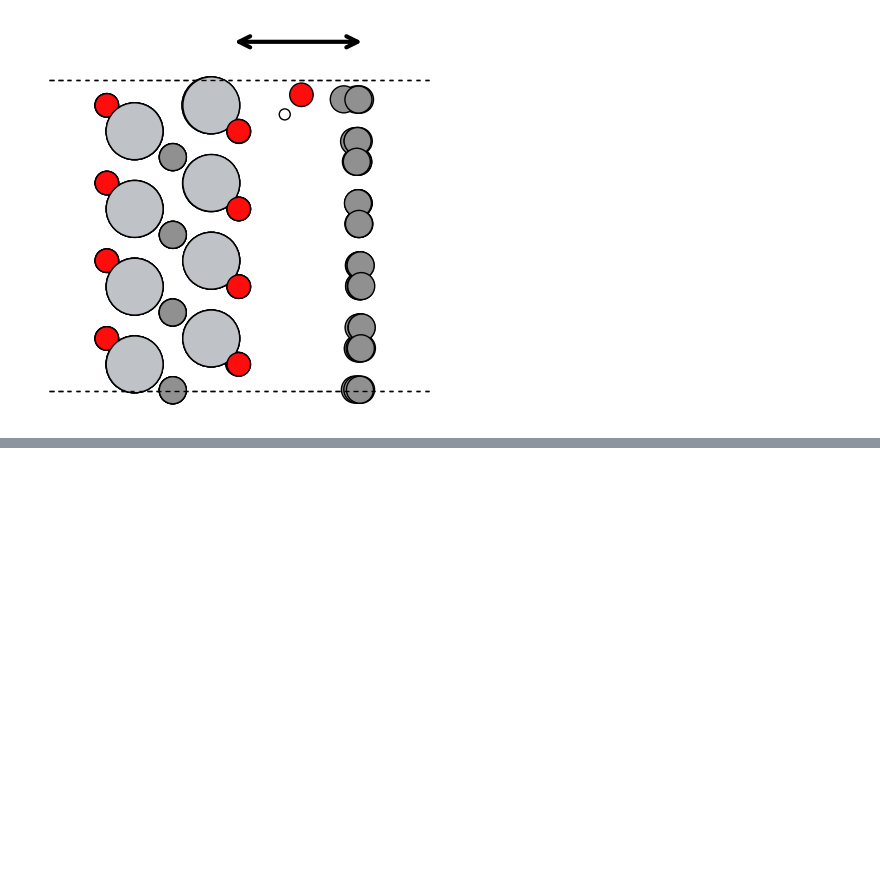
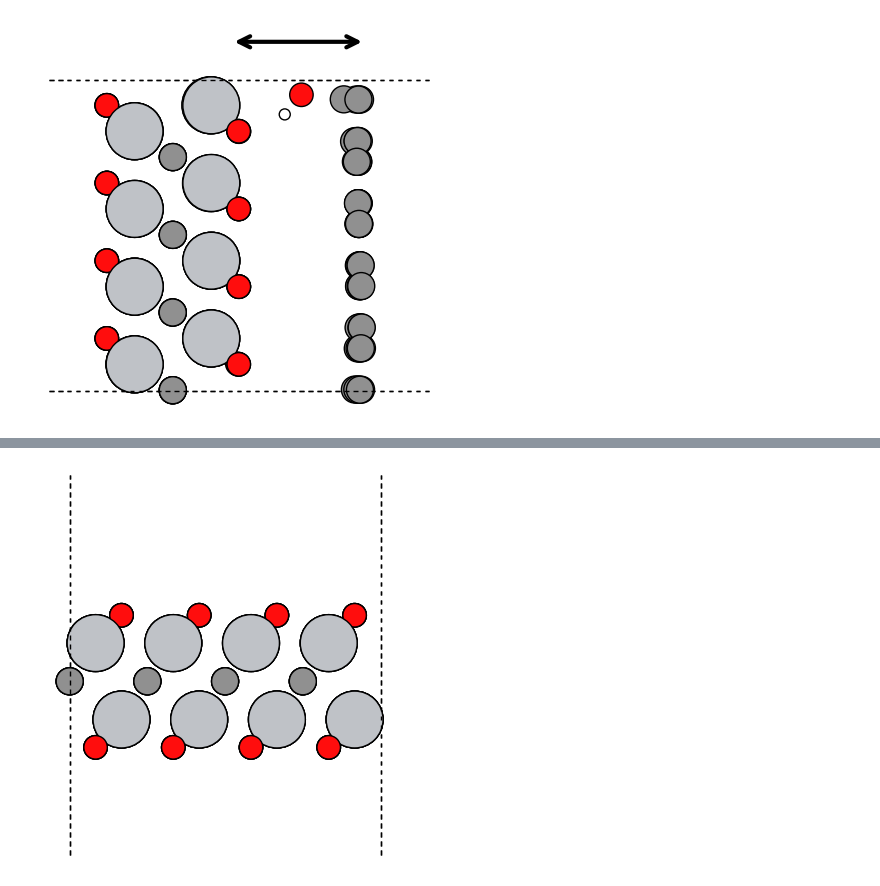
Before and after one commit to joehart2001/WA_MACE-MP-0, a Jupyter notebook: graphene_mxene_basic_properties.ipynb, the cells around one changed output, grey strips where cells are left out. Drawn from its saved outputs; the diff is of its cells as text; code cells hidden in the pictures; blank space fills up the shorter version.

```diff
--- a/graphene_mxene_basic_properties.ipynb
+++ b/graphene_mxene_basic_properties.ipynb
@@ -264,0 +436,14 @@ plt.show()
+# %%
+fig, ax = plt.subplots(figsize=(5, 5))
+
+
+plot_atoms(mxene_relaxed_omat, ax, radii=0.6, rotation=('90x, 30y, 0z'))  # Adjust rotation as needed
+
+
+plt.axis("off")
+#plt.xlim(7, 20)
+plt.ylim(25,38)
+plt.savefig("figures/mxene.png", dpi=500)
+plt.show()
+# %% [output]
+[figure, added]
```
Also changed, not shown: parts of 5 cells of this notebook, 2 other files.
